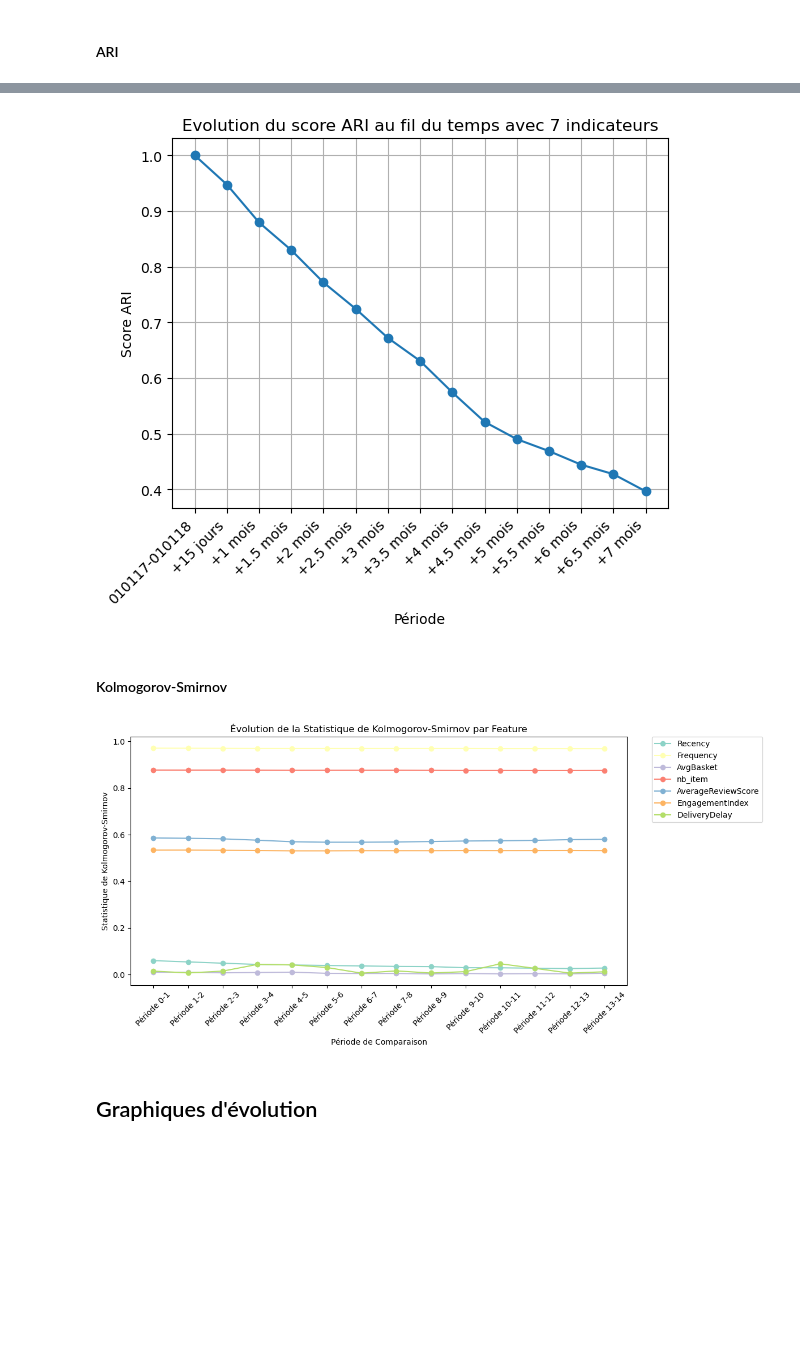
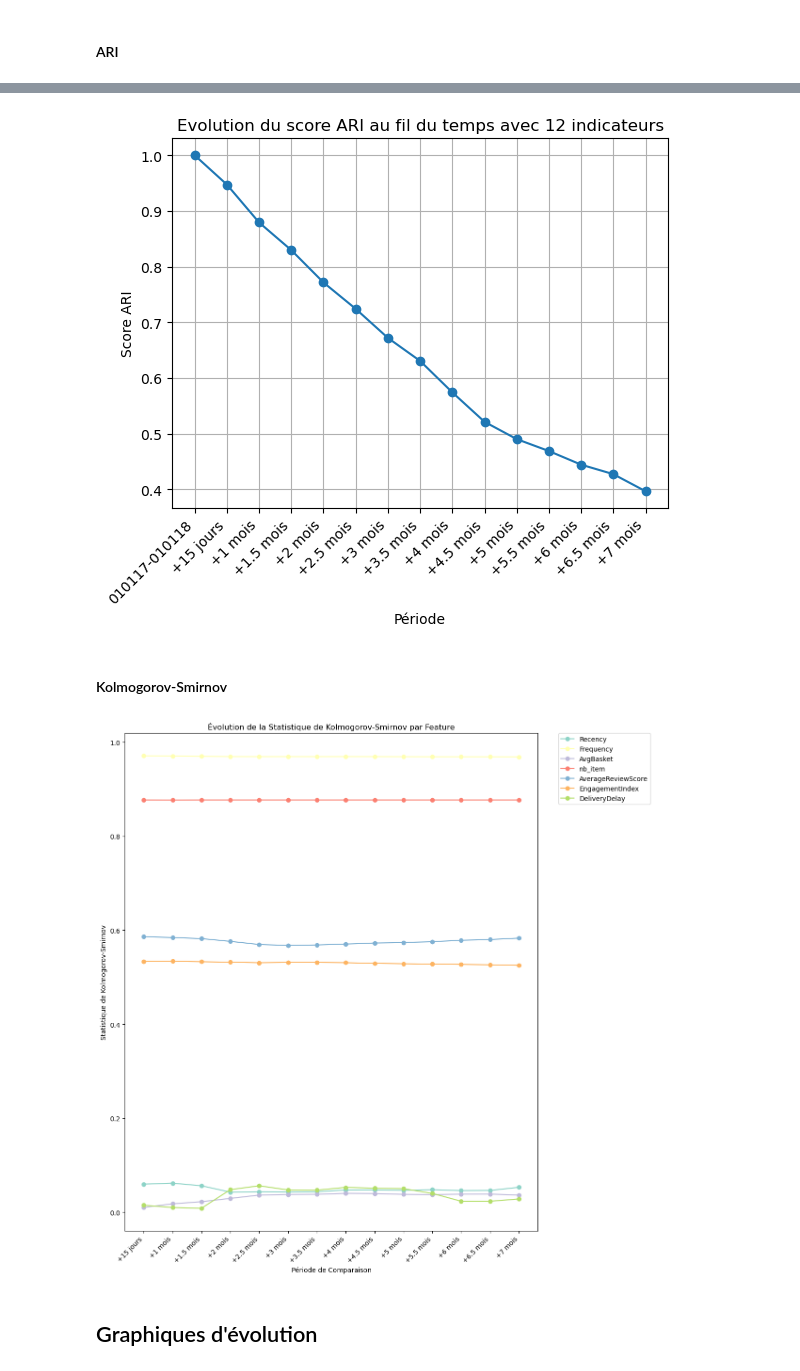
Before and after one commit to Stely-data/OC-Projet-5, a Jupyter notebook: Deveau_Estelle_4_notebook_simulation_032024.ipynb, the cells around one changed output, grey strips where cells are left out. Drawn from its saved outputs; the diff is of its cells as text; code cells hidden in the pictures; blank space fills up the shorter version.

```diff
--- a/Deveau_Estelle_4_notebook_simulation_032024.ipynb
+++ b/Deveau_Estelle_4_notebook_simulation_032024.ipynb
@@ -396,13 +564,3 @@ plt.show()
 [figure]
 # %% [markdown]
 #### Kolmogorov-Smirnov
-# %%
-ks_results_all_periods = []
-
-for i in range(len(data_customer) - 1):
-    ks_results = ks_analysis_between_periods(data_customer[i],
-                                             data_payment[i],
-                                             data_customer[i+1],
-                                             data_payment[i+1],
-                                             features)
-    ks_results_all_periods.append(ks_results)
@@ -435,0 +567,9 @@ plt.show()
+# %%
+ks_results_all_periods = []
+for i in range(1, len(data_customer)):
+    ks_results = ks_analysis_between_periods(data_customer[0],
+                                             data_payment[0],
+                                             data_customer[i],
+                                             data_payment[i],
+                                             features)
+    ks_results_all_periods.append(ks_results)
@@ -481,12 +646,11 @@ plt.show()
 #### Kolmogorov-Smirnov
 # %%
 ks_results_all_periods = []
-
-for i in range(len(data_customer) - 1):
-    ks_results = ks_analysis_between_periods(data_customer[i],
+for i in range(1, len(data_customer)):
+    ks_results = ks_analysis_between_periods(data_customer[0],
+                                             data_payment[0],
+                                             data_customer[i],
                                              data_payment[i],
-                                             data_customer[i+1],
-                                             data_payment[i+1],
                                              features)
     ks_results_all_periods.append(ks_results)
 # %%
@@ -546,58 +710,53 @@ ari_scores
 # %%
 # Affichage de la courbe ARI
 plt.plot(ari_scores, marker='o', linestyle='-')
-plt.title('Evolution du score ARI au fil du temps avec 7 indicateurs')
+plt.title('Evolution du score ARI au fil du temps avec 12 indicateurs')
 plt.xlabel('Période')
 plt.ylabel('Score ARI')
-plt.xticks(range(len(ari_scores)), ['010117-010118', '+15 jours', '+1 mois',
-                                    '+1.5 mois', '+2 mois', '+2.5 mois',
-                                    '+3 mois', '+3.5 mois', '+4 mois',
-                                    '+4.5 mois', '+5 mois', '+5.5 mois',
-                                    '+6 mois', '+6.5 mois', '+7 mois'],
+plt.xticks(range(len(ari_scores)), period_names,
            rotation=45, ha='right')
 plt.grid(True)
 plt.show()
 # %% [output]
-[figure, old version]
+[figure, new version]
 # %% [markdown]
 #### Kolmogorov-Smirnov
 # %%
 ks_results_all_periods = []
-
-for i in range(len(data_customer) - 1):
-    ks_results = ks_analysis_between_periods(data_customer[i],
+for i in range(1, len(data_customer)):
+    ks_results = ks_analysis_between_periods(data_customer[0],
+                                             data_payment[0],
+                                             data_customer[i],
                                              data_payment[i],
-                                             data_customer[i+1],
-                                             data_payment[i+1],
                                              features)
     ks_results_all_periods.append(ks_results)
 # %%
 # Affichage de l'evolution KS
-plt.figure(figsize=(12, 6))
+plt.figure(figsize=(12, 12))
 
 # Nombre de périodes à comparer (nombre de tests KS réalisés)
 n_periods = len(ks_results_all_periods)
 
 palette = sns.color_palette('Set3', n_colors=len(features7))
 
 # Pour chaque feature, tracer les statistiques KS
 for i, feature in enumerate(features7):
     ks_statistics = [result[feature]['ks_statistic']
                      for result in ks_results_all_periods]
     plt.plot(range(n_periods), ks_statistics,
              marker='o', linestyle='-',
              label=feature, color=palette[i])
 
-plt.xticks(range(n_periods), [f'Période {i}-{i+1}'
-                              for i in range(n_periods)], rotation=45)
+plt.xticks(range(n_periods), period_names_adjusted,
+           rotation=45, ha='right')
 plt.xlabel('Période de Comparaison')
 plt.ylabel('Statistique de Kolmogorov-Smirnov')
 plt.title('Évolution de la Statistique de Kolmogorov-Smirnov par Feature')
 plt.legend(bbox_to_anchor=(1.05, 1), loc='upper left', borderaxespad=0.)
 plt.tight_layout()
 plt.show()
 # %% [output]
-[figure, old version]
+[figure, new version]
 # %% [markdown]
 ## Graphiques d'évolution
 # %% [markdown]
```
Also changed, not shown: parts of 18 cells of this notebook.
